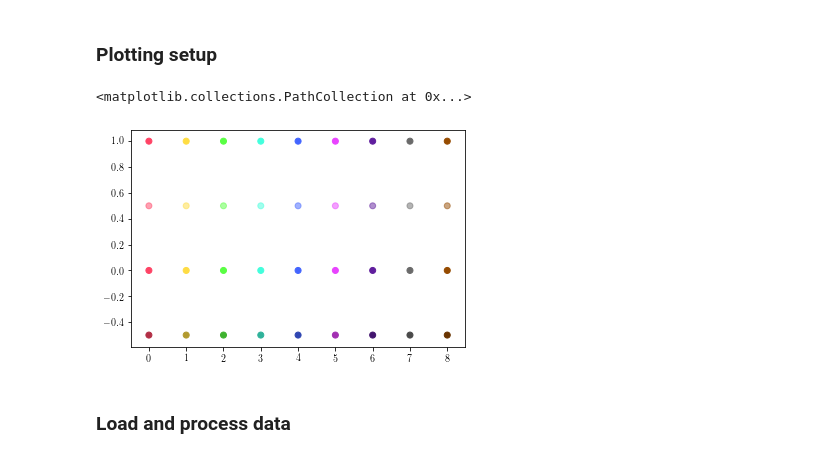
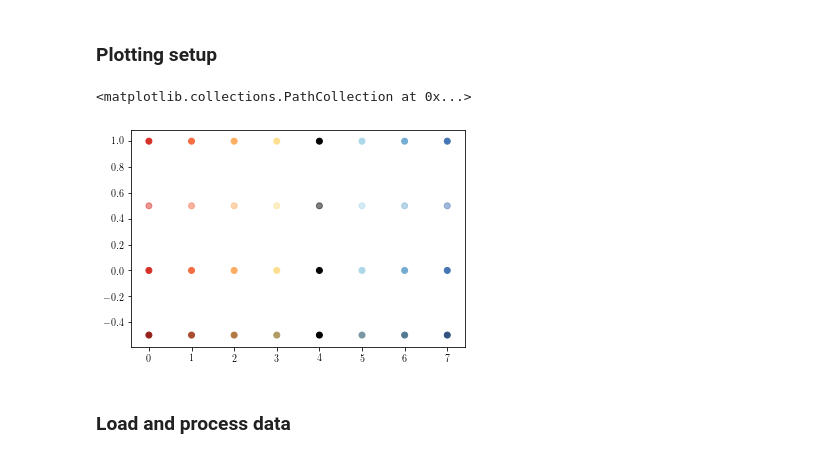
Before and after one commit to juangamella/aicp, a Jupyter notebook: plots_finite.ipynb, the cells around one changed output. Cells and saved outputs as stored; diff of their text form; code cells hidden in the pictures.

```diff
--- a/plots_finite.ipynb
+++ b/plots_finite.ipynb
@@ -28,35 +28,40 @@ experiments = [
 from matplotlib import rc
 rc('font',**{'family':'serif','sans-serif':['Computer Modern Roman']})
 rc('text', usetex=True)
 #plt.rcParams["font.family"] = "serif"
 #plt.rcParams["font.serif"] = ["Computer Modern Roman"]
 
 # Set legend size
 from matplotlib.font_manager import FontProperties
 fontP = FontProperties()
 fontP.set_size('medium')
 
 # Colors
 def to_rgb(H, b=1, a=1):
     RGBa = []
     for h in H:
         h = h.lstrip("#")
         RGBa.append(tuple(int(h[i:i+2], 16) / 256 * b for i in (0, 2, 4)) + (a,))
     return np.array(RGBa)
 
 cmap = matplotlib.cm.get_cmap('tab20')
-base = ["#ff4365", "#ffdd43", "#59ff43", "#43ffdd", "#4365ff", "#e943ff", "#601e9e", "#6a6a6a", "#964b00"]#np.array([cmap(i) for i in range(2,20)])
+# Colorblind safe palettes
+base = ['#d73027', '#f46d43', '#fdae61', '#fee090', '#020202', '#abd9e9', '#74add1', '#4575b4']
+#base = ['#b2182b', '#d6604d', '#f4a582', '#fddbc7', '#d1e5f0', '#92c5de', '#4393c3', '#2166ac']
+#base = ['#8c510a', '#bf812d', '#dfc27d', '#f6e8c3', '#c7eae5', '#80cdc1', '#35978f', '#01665e']
+# Rainbow palette
+#base = ["#ff4365", "#ffdd43", "#59ff43", "#43ffdd", "#4365ff", "#e943ff", "#601e9e", "#6a6a6a", "#964b00"]#np.array([cmap(i) for i in range(2,20)])
 plt.scatter(np.arange(len(base)), np.ones(len(base)), c = base)
 #base = [base[i] for i in [0,1,3]]
 colors = to_rgb(base)
 colorsa = to_rgb(base, a=0.5)
 colorsb = to_rgb(base, b=0.7)
 plt.scatter(np.arange(len(colors)), np.zeros(len(colors)), c = colors)
 plt.scatter(np.arange(len(colors)), np.ones(len(colors))*0.5, c = colorsa)
 plt.scatter(np.arange(len(colors)), np.ones(len(colors))*-0.5, c = colorsb)
 # %% [output]
 <matplotlib.collections.PathCollection at 0x...>
-[figure, old version]
+[figure, new version]
 # %% [markdown]
 ### Load and process data
 # %%
```
Also changed, not shown: parts of 9 cells of this notebook, 4 other files.
